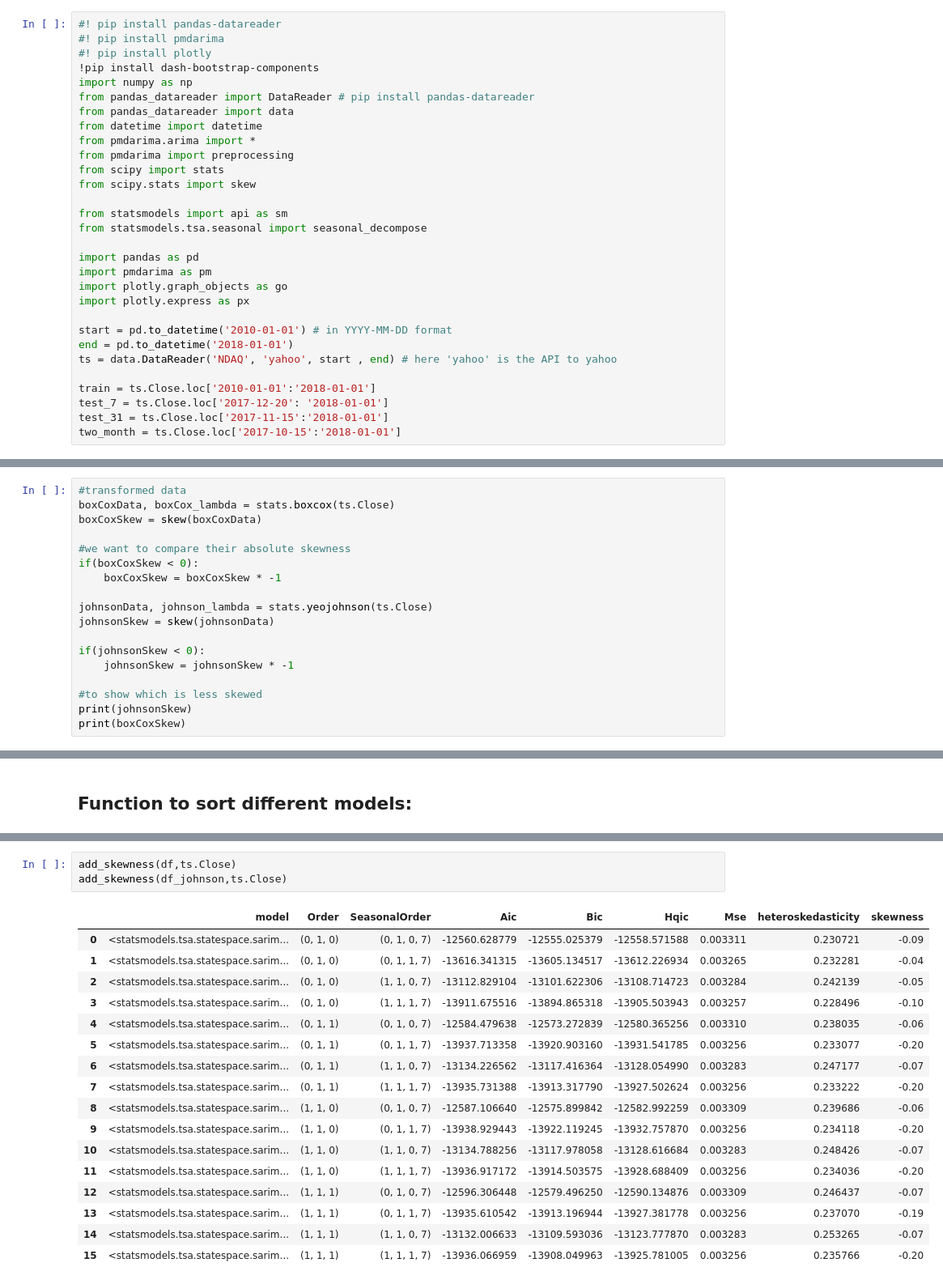
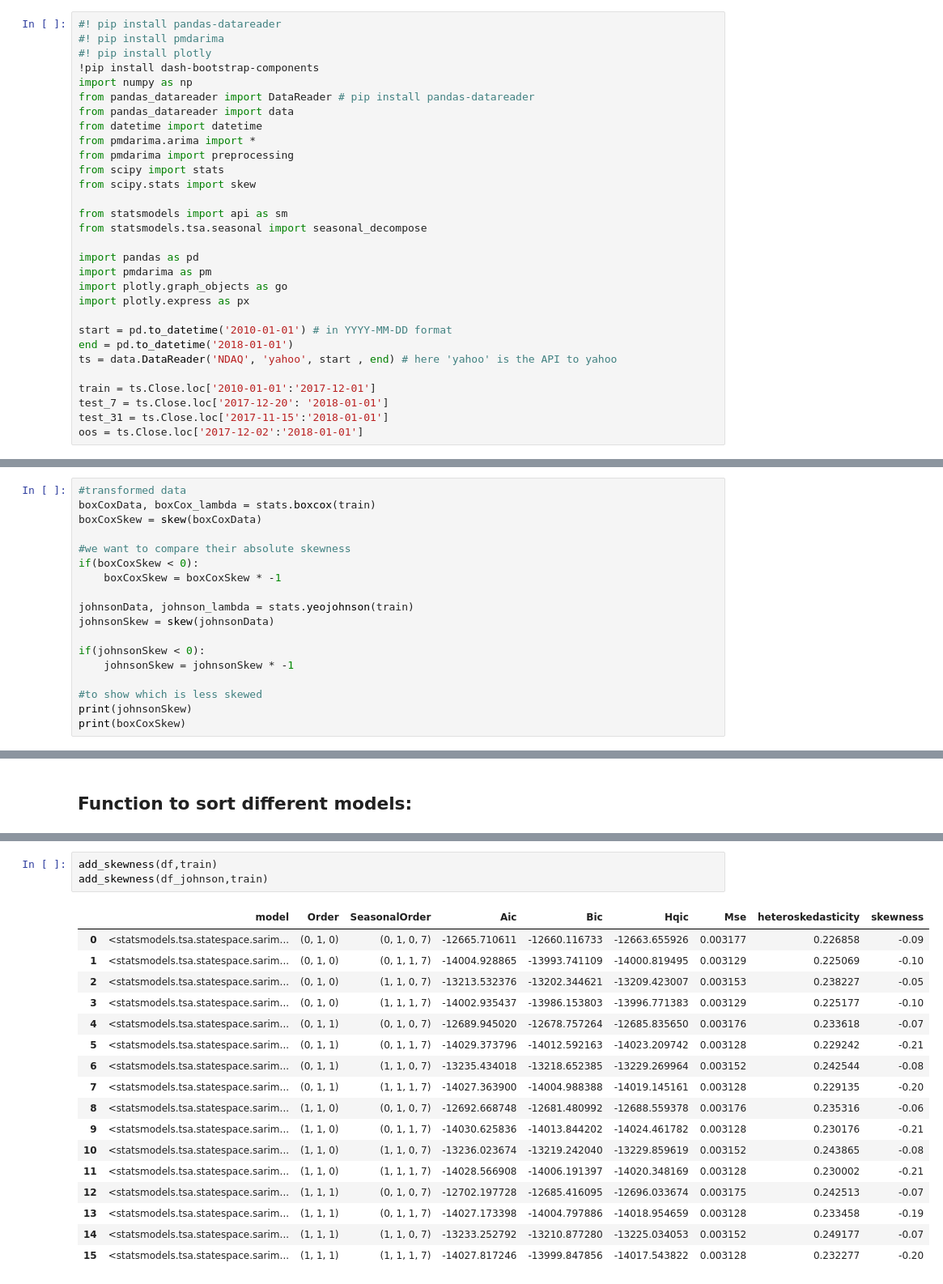
Before and after one commit to cian-moynagh/Group-40-Sweng, a Jupyter notebook: Model Fitting.ipynb, the cells around one changed output, grey strips where cells are left out. Shown at 81% size. Saved outputs shown, nothing was run; the diff lists cells and outputs as text.

Commit message:
in-sample prediction of entire data range

```diff
--- a/Model Fitting.ipynb
+++ b/Model Fitting.ipynb
@@ -26,8 +26,8 @@ start = pd.to_datetime('2010-01-01') # in YYYY-MM-DD format
 end = pd.to_datetime('2018-01-01')
 ts = data.DataReader('NDAQ', 'yahoo', start , end) # here 'yahoo' is the API to yahoo
 
-train = ts.Close.loc['2010-01-01':'2018-01-01']
+train = ts.Close.loc['2010-01-01':'2017-12-01']
 test_7 = ts.Close.loc['2017-12-20': '2018-01-01']
 test_31 = ts.Close.loc['2017-11-15':'2018-01-01']
-two_month = ts.Close.loc['2017-10-15':'2018-01-01']
+oos = ts.Close.loc['2017-12-02':'2018-01-01']
 # %% [output]
@@ -58,14 +59,14 @@ ts.Close.skew()
 # put all normalisation functions before modelling
 # %%
 #transformed data
-boxCoxData, boxCox_lambda = stats.boxcox(ts.Close)
+boxCoxData, boxCox_lambda = stats.boxcox(train)
 boxCoxSkew = skew(boxCoxData)
 
 #we want to compare their absolute skewness
 if(boxCoxSkew < 0):
     boxCoxSkew = boxCoxSkew * -1
 
-johnsonData, johnson_lambda = stats.yeojohnson(ts.Close)
+johnsonData, johnson_lambda = stats.yeojohnson(train)
 johnsonSkew = skew(johnsonData)
 
 if(johnsonSkew < 0):
@@ -370,26 +373,26 @@ def add_skewness(df, dataset):
     df['skewness'] = skewness
     return df;
 # %%
-add_skewness(df,ts.Close)
-add_skewness(df_johnson,ts.Close)
+add_skewness(df,train)
+add_skewness(df_johnson,train)
 # %% [output]
 |  | model | Order | SeasonalOrder | Aic | Bic | Hqic | Mse | heteroskedasticity | skewness |
-| 0 | <statsmodels.tsa.statespace.sarim... | (0, 1, 0) | (0, 1, 0, 7) | -12560.628779 | -12555.025379 | -12558.571588 | 0.003311 | 0.230721 | -0.09 |
-| 1 | <statsmodels.tsa.statespace.sarim... | (0, 1, 0) | (0, 1, 1, 7) | -13616.341315 | -13605.134517 | -13612.226934 | 0.003265 | 0.232281 | -0.04 |
-| 2 | <statsmodels.tsa.statespace.sarim... | (0, 1, 0) | (1, 1, 0, 7) | -13112.829104 | -13101.622306 | -13108.714723 | 0.003284 | 0.242139 | -0.05 |
-| 3 | <statsmodels.tsa.statespace.sarim... | (0, 1, 0) | (1, 1, 1, 7) | -13911.675516 | -13894.865318 | -13905.503943 | 0.003257 | 0.228496 | -0.10 |
-| 4 | <statsmodels.tsa.statespace.sarim... | (0, 1, 1) | (0, 1, 0, 7) | -12584.479638 | -12573.272839 | -12580.365256 | 0.003310 | 0.238035 | -0.06 |
-| 5 | <statsmodels.tsa.statespace.sarim... | (0, 1, 1) | (0, 1, 1, 7) | -13937.713358 | -13920.903160 | -13931.541785 | 0.003256 | 0.233077 | -0.20 |
-| 6 | <statsmodels.tsa.statespace.sarim... | (0, 1, 1) | (1, 1, 0, 7) | -13134.226562 | -13117.416364 | -13128.054990 | 0.003283 | 0.247177 | -0.07 |
-| 7 | <statsmodels.tsa.statespace.sarim... | (0, 1, 1) | (1, 1, 1, 7) | -13935.731388 | -13913.317790 | -13927.502624 | 0.003256 | 0.233222 | -0.20 |
-| 8 | <statsmodels.tsa.statespace.sarim... | (1, 1, 0) | (0, 1, 0, 7) | -12587.106640 | -12575.899842 | -12582.992259 | 0.003309 | 0.239686 | -0.06 |
-| 9 | <statsmodels.tsa.statespace.sarim... | (1, 1, 0) | (0, 1, 1, 7) | -13938.929443 | -13922.119245 | -13932.757870 | 0.003256 | 0.234118 | -0.20 |
-| 10 | <statsmodels.tsa.statespace.sarim... | (1, 1, 0) | (1, 1, 0, 7) | -13134.788256 | -13117.978058 | -13128.616684 | 0.003283 | 0.248426 | -0.07 |
-| 11 | <statsmodels.tsa.statespace.sarim... | (1, 1, 0) | (1, 1, 1, 7) | -13936.917172 | -13914.503575 | -13928.688409 | 0.003256 | 0.234036 | -0.20 |
-| 12 | <statsmodels.tsa.statespace.sarim... | (1, 1, 1) | (0, 1, 0, 7) | -12596.306448 | -12579.496250 | -12590.134876 | 0.003309 | 0.246437 | -0.07 |
-| 13 | <statsmodels.tsa.statespace.sarim... | (1, 1, 1) | (0, 1, 1, 7) | -13935.610542 | -13913.196944 | -13927.381778 | 0.003256 | 0.237070 | -0.19 |
-| 14 | <statsmodels.tsa.statespace.sarim... | (1, 1, 1) | (1, 1, 0, 7) | -13132.006633 | -13109.593036 | -13123.777870 | 0.003283 | 0.253265 | -0.07 |
-| 15 | <statsmodels.tsa.statespace.sarim... | (1, 1, 1) | (1, 1, 1, 7) | -13936.066959 | -13908.049963 | -13925.781005 | 0.003256 | 0.235766 | -0.20 |
+| 0 | <statsmodels.tsa.statespace.sarim... | (0, 1, 0) | (0, 1, 0, 7) | -12665.710611 | -12660.116733 | -12663.655926 | 0.003177 | 0.226858 | -0.09 |
+| 1 | <statsmodels.tsa.statespace.sarim... | (0, 1, 0) | (0, 1, 1, 7) | -14004.928865 | -13993.741109 | -14000.819495 | 0.003129 | 0.225069 | -0.10 |
+| 2 | <statsmodels.tsa.statespace.sarim... | (0, 1, 0) | (1, 1, 0, 7) | -13213.532376 | -13202.344621 | -13209.423007 | 0.003153 | 0.238227 | -0.05 |
+| 3 | <statsmodels.tsa.statespace.sarim... | (0, 1, 0) | (1, 1, 1, 7) | -14002.935437 | -13986.153803 | -13996.771383 | 0.003129 | 0.225177 | -0.10 |
+| 4 | <statsmodels.tsa.statespace.sarim... | (0, 1, 1) | (0, 1, 0, 7) | -12689.945020 | -12678.757264 | -12685.835650 | 0.003176 | 0.233618 | -0.07 |
+| 5 | <statsmodels.tsa.statespace.sarim... | (0, 1, 1) | (0, 1, 1, 7) | -14029.373796 | -14012.592163 | -14023.209742 | 0.003128 | 0.229242 | -0.21 |
+| 6 | <statsmodels.tsa.statespace.sarim... | (0, 1, 1) | (1, 1, 0, 7) | -13235.434018 | -13218.652385 | -13229.269964 | 0.003152 | 0.242544 | -0.08 |
+| 7 | <statsmodels.tsa.statespace.sarim... | (0, 1, 1) | (1, 1, 1, 7) | -14027.363900 | -14004.988388 | -14019.145161 | 0.003128 | 0.229135 | -0.20 |
+| 8 | <statsmodels.tsa.statespace.sarim... | (1, 1, 0) | (0, 1, 0, 7) | -12692.668748 | -12681.480992 | -12688.559378 | 0.003176 | 0.235316 | -0.06 |
+| 9 | <statsmodels.tsa.statespace.sarim... | (1, 1, 0) | (0, 1, 1, 7) | -14030.625836 | -14013.844202 | -14024.461782 | 0.003128 | 0.230176 | -0.21 |
+| 10 | <statsmodels.tsa.statespace.sarim... | (1, 1, 0) | (1, 1, 0, 7) | -13236.023674 | -13219.242040 | -13229.859619 | 0.003152 | 0.243865 | -0.08 |
+| 11 | <statsmodels.tsa.statespace.sarim... | (1, 1, 0) | (1, 1, 1, 7) | -14028.566908 | -14006.191397 | -14020.348169 | 0.003128 | 0.230002 | -0.21 |
+| 12 | <statsmodels.tsa.statespace.sarim... | (1, 1, 1) | (0, 1, 0, 7) | -12702.197728 | -12685.416095 | -12696.033674 | 0.003175 | 0.242513 | -0.07 |
+| 13 | <statsmodels.tsa.statespace.sarim... | (1, 1, 1) | (0, 1, 1, 7) | -14027.173398 | -14004.797886 | -14018.954659 | 0.003128 | 0.233458 | -0.19 |
+| 14 | <statsmodels.tsa.statespace.sarim... | (1, 1, 1) | (1, 1, 0, 7) | -13233.252792 | -13210.877280 | -13225.034053 | 0.003152 | 0.249177 | -0.07 |
+| 15 | <statsmodels.tsa.statespace.sarim... | (1, 1, 1) | (1, 1, 1, 7) | -14027.817246 | -13999.847856 | -14017.543822 | 0.003128 | 0.232277 | -0.20 |
 # %% [markdown]
 ## Graphing some models:
 # %%
```
Also changed, not shown: parts of 12 cells of this notebook.
